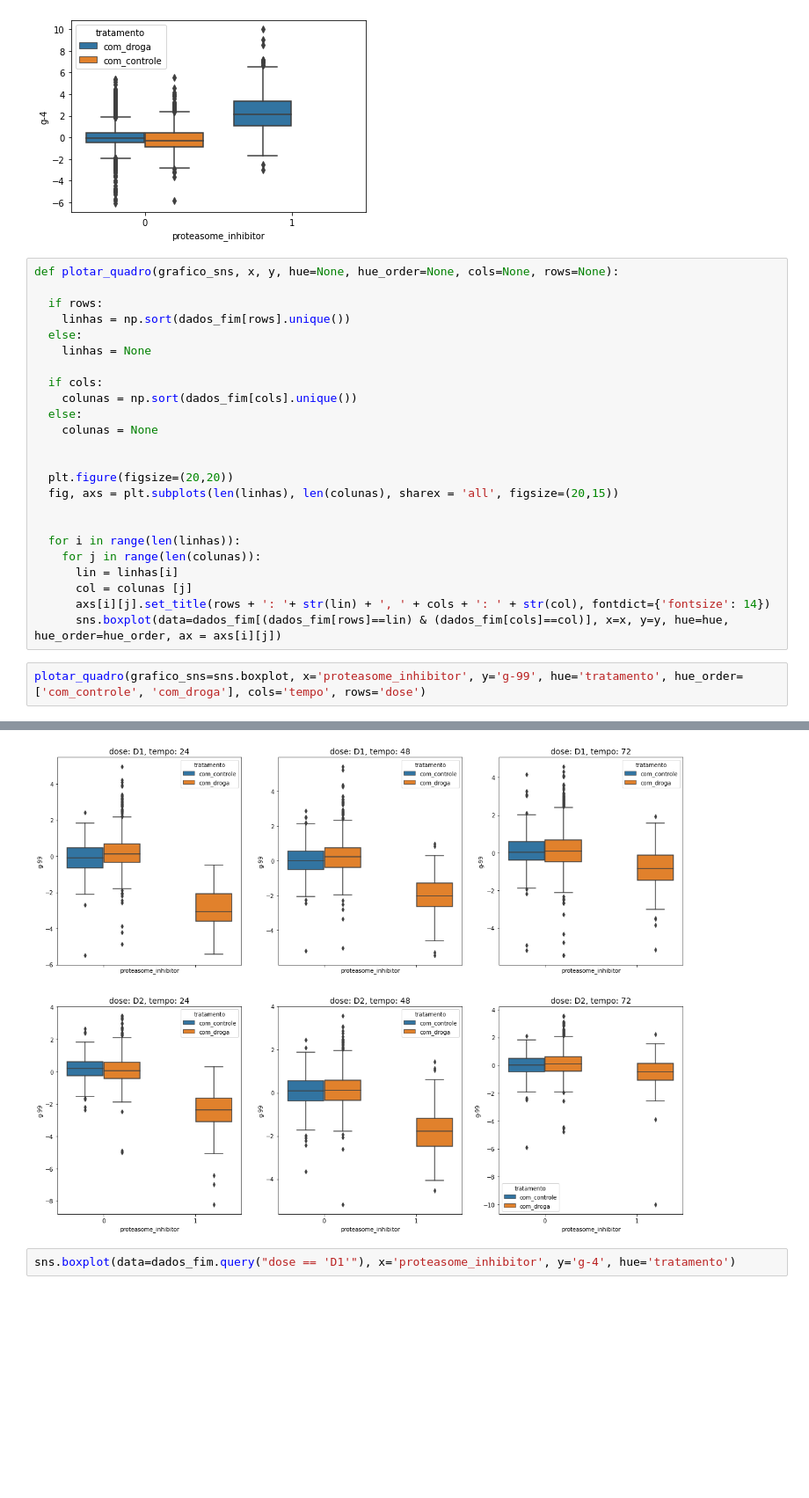
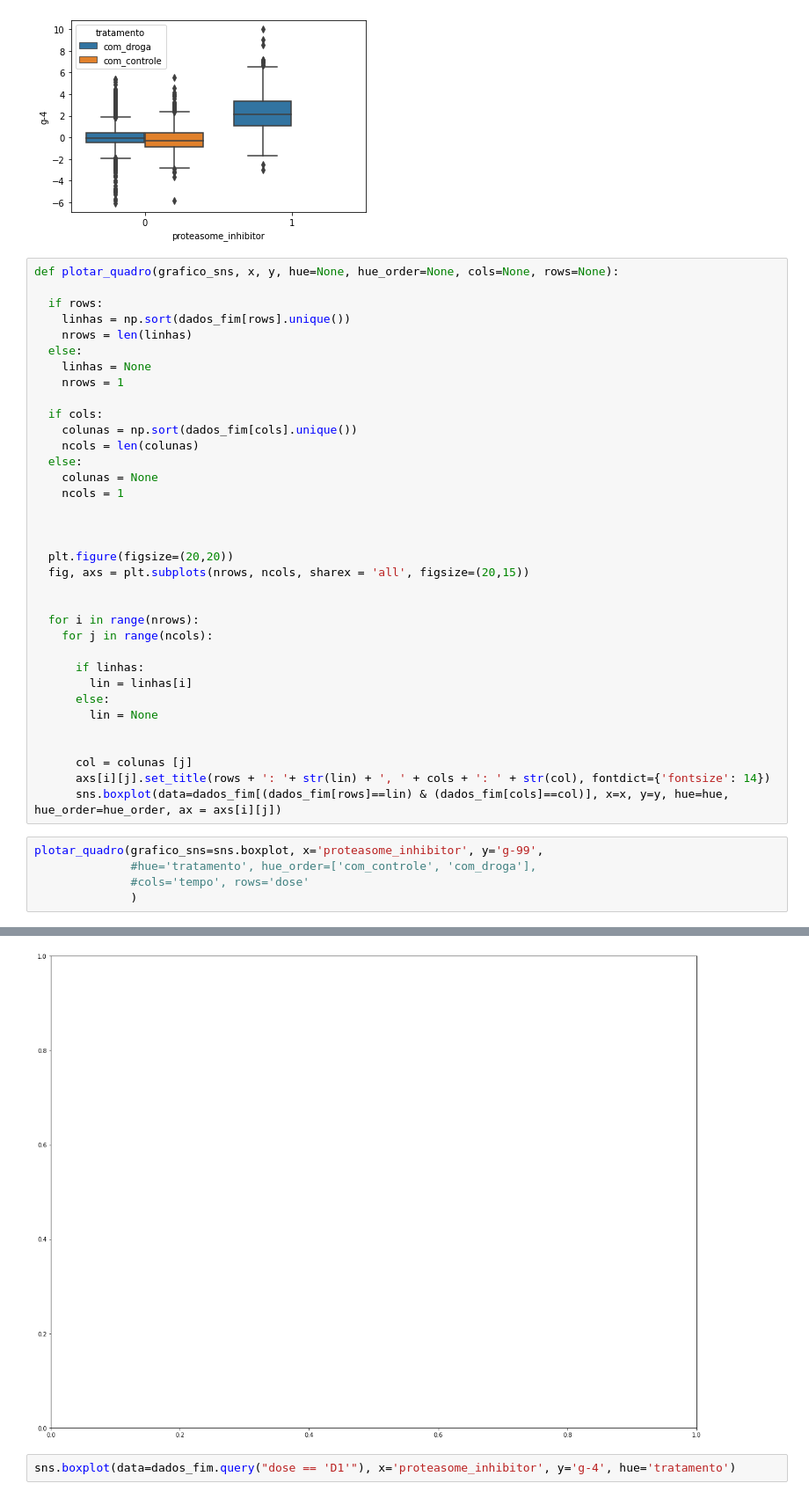
Before and after one commit to SrBisco/imersao-dados-desafio-final, a Jupyter notebook: Notebooks/primeira_analise.ipynb, the cells around one changed output, grey strips where cells are left out. Shown: that part at 88% size. Drawn from its saved outputs; the diff is of its cells as text; blank space fills up the shorter version.

```diff
--- a/Notebooks/primeira_analise.ipynb
+++ b/Notebooks/primeira_analise.ipynb
@@ -495,25 +495,39 @@ def plotar_quadro(grafico_sns, x, y, hue=None, hue_order=None, cols=None, rows=N
 
   if rows:
     linhas = np.sort(dados_fim[rows].unique())
+    nrows = len(linhas)
   else:
     linhas = None
+    nrows = 1
 
   if cols:
     colunas = np.sort(dados_fim[cols].unique())
+    ncols = len(colunas)
   else:
     colunas = None
+    ncols = 1
+
 
 
   plt.figure(figsize=(20,20))
-  fig, axs = plt.subplots(len(linhas), len(colunas), sharex = 'all', figsize=(20,15))
+  fig, axs = plt.subplots(nrows, ncols, sharex = 'all', figsize=(20,15))
 
 
-  for i in range(len(linhas)):
-    for j in range(len(colunas)):
-      lin = linhas[i]
+  for i in range(nrows):
+    for j in range(ncols):
+
+      if linhas:
+        lin = linhas[i]
+      else:
+        lin = None
+
+
       col = colunas [j]
       axs[i][j].set_title(rows + ': '+ str(lin) + ', ' + cols + ': ' + str(col), fontdict={'fontsize': 14})
       sns.boxplot(data=dados_fim[(dados_fim[rows]==lin) & (dados_fim[cols]==col)], x=x, y=y, hue=hue, hue_order=hue_order, ax = axs[i][j])
 # %%
-plotar_quadro(grafico_sns=sns.boxplot, x='proteasome_inhibitor', y='g-99', hue='tratamento', hue_order=['com_controle', 'com_droga'], cols='tempo', rows='dose')
+plotar_quadro(grafico_sns=sns.boxplot, x='proteasome_inhibitor', y='g-99',
+              #hue='tratamento', hue_order=['com_controle', 'com_droga'],
+              #cols='tempo', rows='dose'
+              )
 # %% [output]
@@ -521,4 +536,4 @@ plotar_quadro(grafico_sns=sns.boxplot, x='proteasome_inhibitor', y='g-99', hue='
-[figure, old version]
+[figure, new version]
 # %%
 sns.boxplot(data=dados_fim.query("dose == 'D1'"), x='proteasome_inhibitor', y='g-4', hue='tratamento')
 # %% [output]
```
Also changed, not shown: parts of 1 cell of this notebook.
